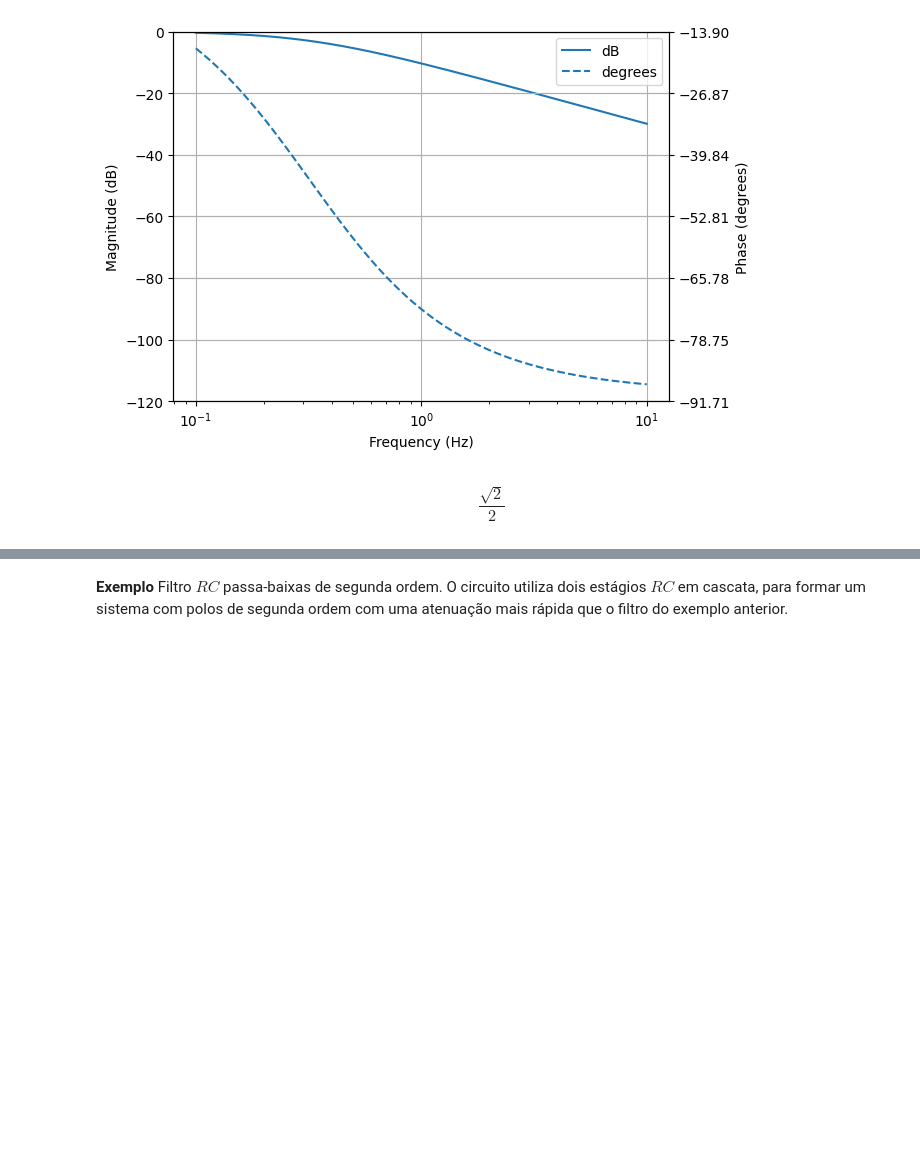
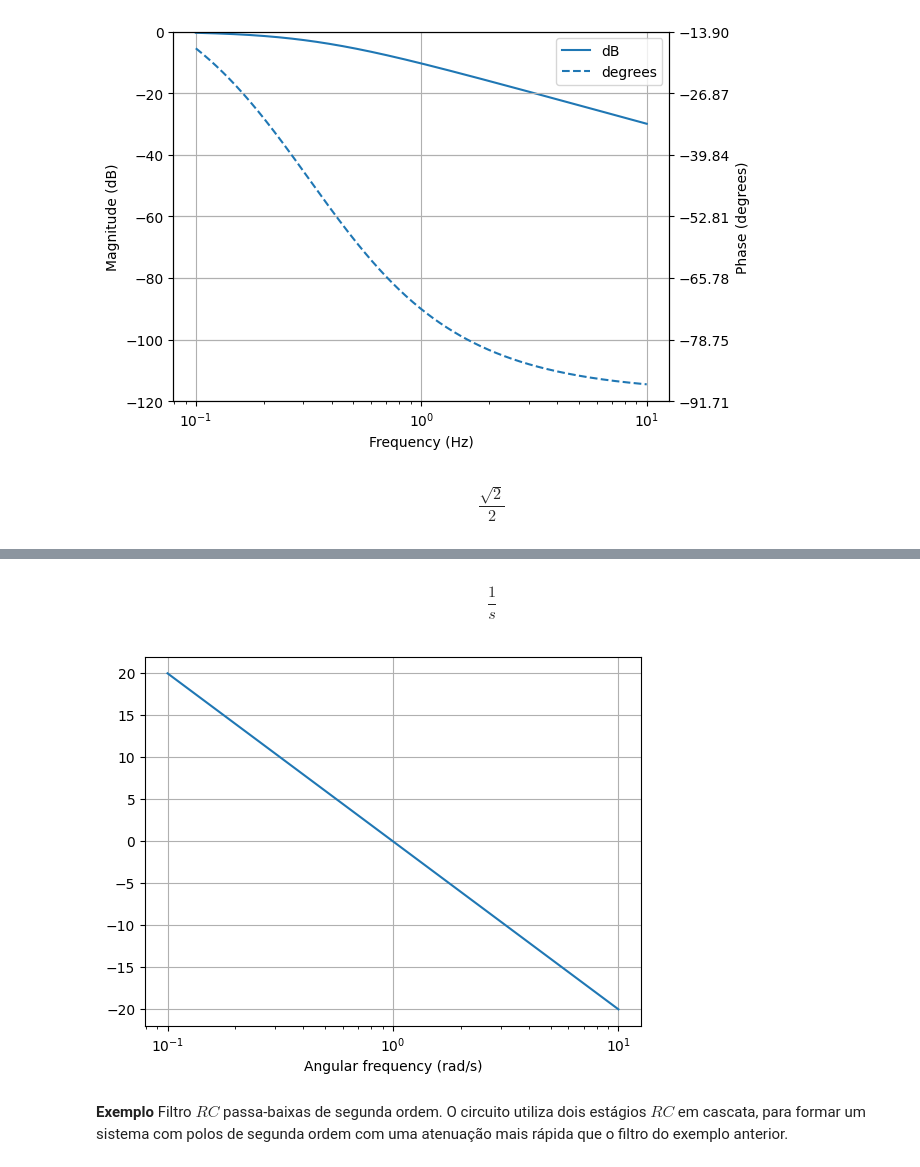
Before and after one commit to Mvanti/SistemasLineares, a Jupyter notebook: Sistemas_Lineares_11_RespFreq_DiagramadeBode.ipynb, the cells around one changed output, grey strips where cells are left out. Cells and saved outputs as stored; diff of their text form; code cells hidden in the pictures; blank space fills up the shorter version.

```diff
--- a/Sistemas_Lineares_11_RespFreq_DiagramadeBode.ipynb
+++ b/Sistemas_Lineares_11_RespFreq_DiagramadeBode.ipynb
@@ -101,3 +135,12 @@ o polo de primeira ordem causará um atraso de fase de aproximadamente $90^o$ po
+# %%
+H=tf(1,[1,0])
+H
+# %% [output]
+$$\frac{1}{s}$$
+# %%
+H(jw).dB.plot((0, 10), log_frequency=True);
+# %% [output]
+[figure, added]
 # %% [markdown]
 **Exemplo** Filtro $RC$ passa-baixas de segunda ordem. O circuito utiliza dois estágios $RC$ em cascata, para formar um sistema com polos de segunda ordem com uma atenuação mais rápida que o filtro do exemplo anterior.
 # %%
```
Also changed, not shown: parts of 2 cells of this notebook.
